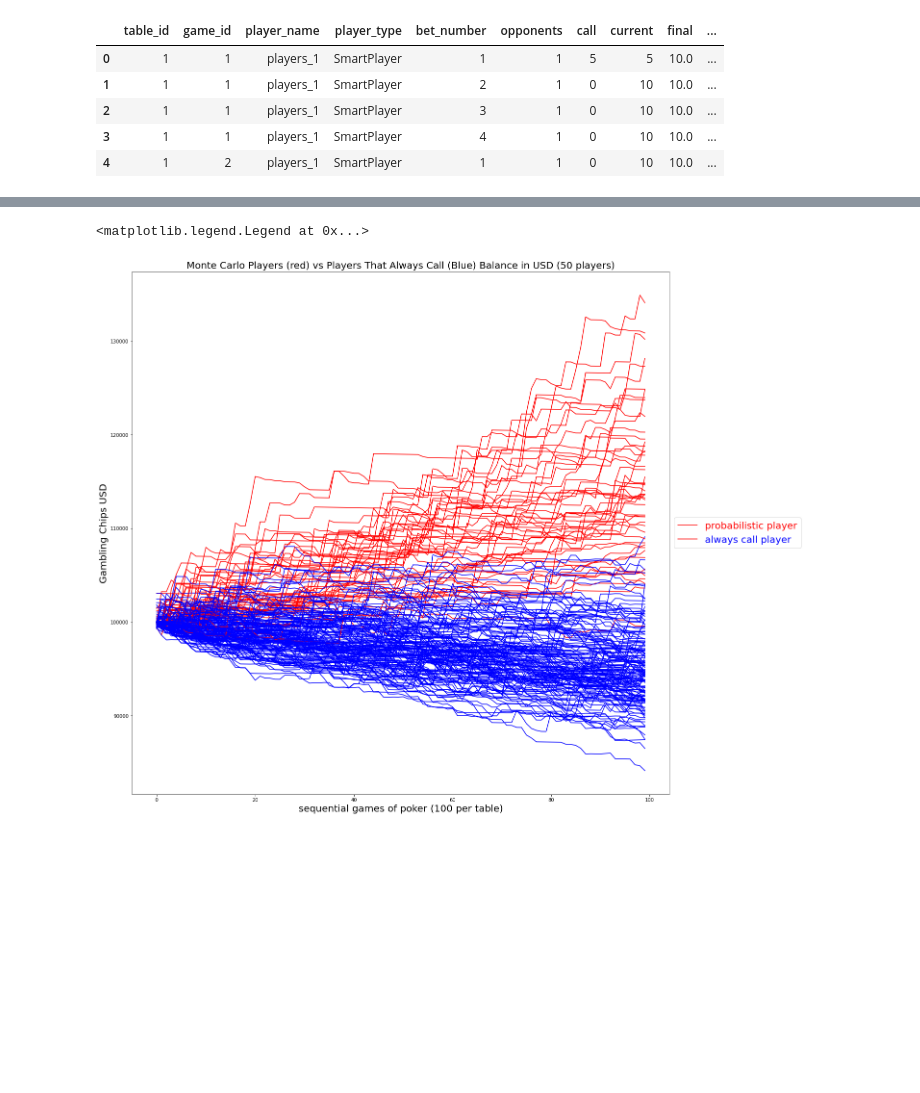
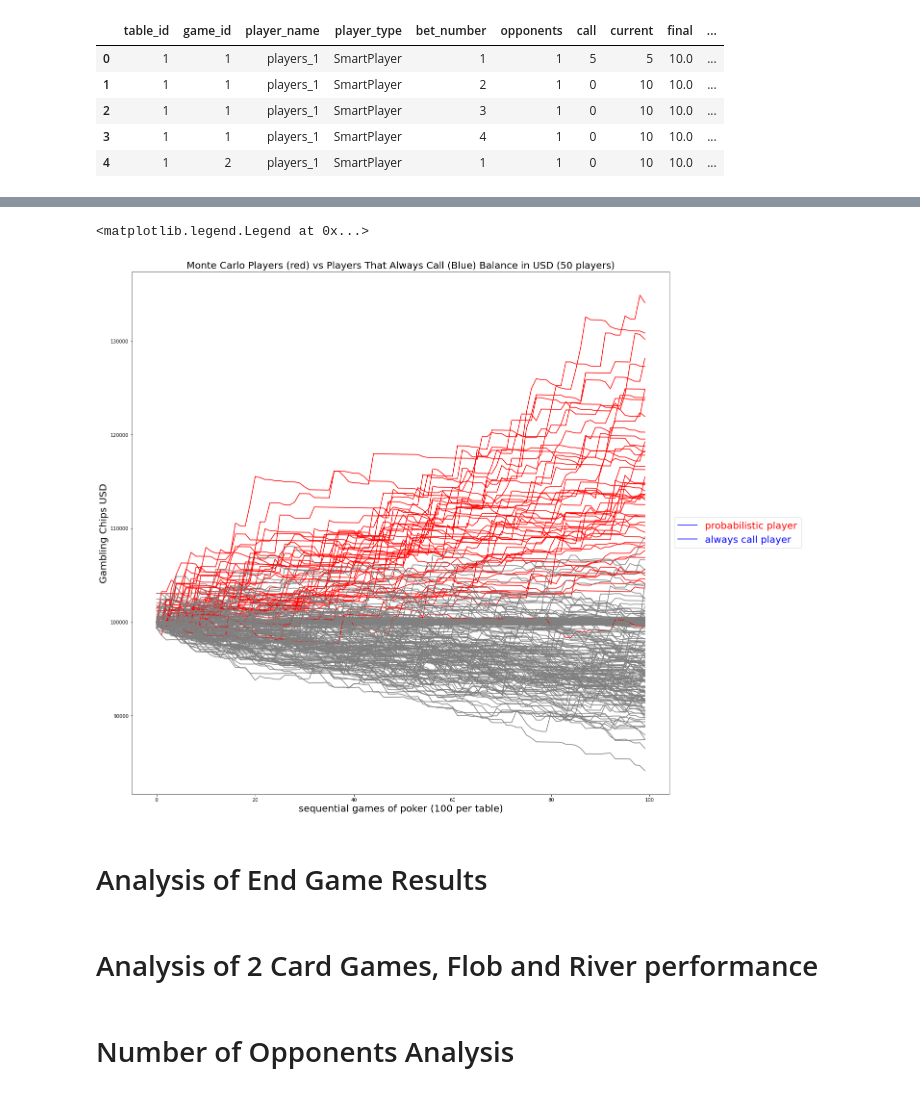
Before and after one commit to Silber8806/PokerPro, a Jupyter notebook: source_code/analysis/Poker Simulation Analysis.ipynb, the cells around one changed output, grey strips where cells are left out. Saved outputs shown, nothing was run; the diff lists cells and outputs as text; code cells hidden in the pictures; blank space fills up the shorter version.

Commit message:
adding better graphs

```diff
--- a/source_code/analysis/Poker Simulation Analysis.ipynb
+++ b/source_code/analysis/Poker Simulation Analysis.ipynb
@@ -51,5 +52,7 @@ hands_base = get_hands_df()
 games_base = get_games_df()
 tables = get_table_df()
 
+tables['category'] = np.where(tables['scenario_name'].str.startswith('smart'),'smart','conservative')
+
 games = pd.merge(games_base,tables)
 hands = pd.merge(hands_base,games)
@@ -200,13 +383,19 @@ See the caveats in the documentation: https://pandas.pydata.org/pandas-docs/stab
 # %%
 player_type = time_series[['player_type'] + [col for col in time_series.columns if isinstance(col,int)]]
-colors = player_type['player_type'].apply(lambda x: 'r' if x == 'SmartPlayer' else 'b')
+colors = player_type['player_type'].apply(lambda x: 'red' if x == 'SmartPlayer' else 'blue' if x == 'ConservativePlayer' else 'grey')
 
 f = plt.figure()
 player_type.set_index('player_type').T.plot(color = colors,ax=f.gca(),figsize=(20, 20))
 plt.title('Monte Carlo Players (red) vs Players That Always Call (Blue) Balance in USD (50 players)', color='black',size = 20)
 plt.ylabel('Gambling Chips USD', size = 20)
 plt.xlabel('sequential games of poker (100 per table)', size = 20)
 plt.legend(['probabilistic player','always call player'],labelcolor=['r','b'], loc='center left', bbox_to_anchor=(1.0, 0.5),prop={'size': 20})
 # %% [output]
 <matplotlib.legend.Legend at 0x...>
-[figure, old version]
+[figure, new version]
+# %% [markdown]
+# Analysis of End Game Results
+# %% [markdown]
+# Analysis of 2 Card Games, Flob and River performance
+# %% [markdown]
+# Number of Opponents Analysis
```
Also changed, not shown: parts of 33 cells of this notebook.
